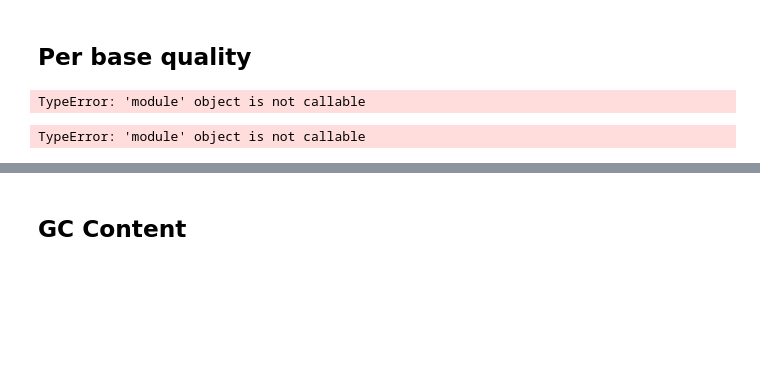
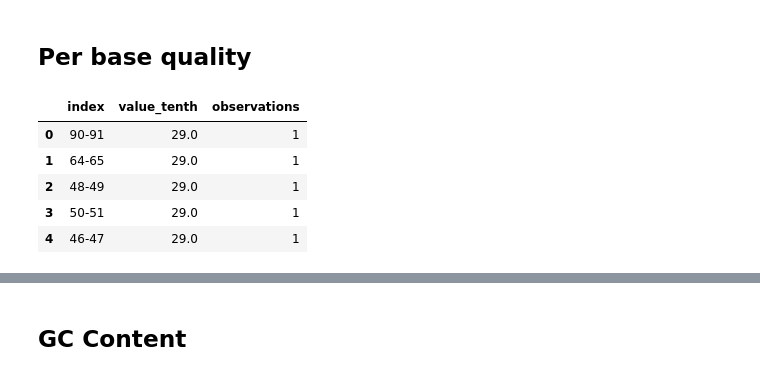
Before and after one commit to StanfordBioinformatics/mvp-on-gcp, a Jupyter notebook: coherence-check/mvp-coherence-check.ipynb, the cells around one changed output, grey strips where cells are left out. Cells and saved outputs as stored; diff of their text form; code cells hidden in the pictures; blank space fills up the shorter version.

```diff
--- a/coherence-check/mvp-coherence-check.ipynb
+++ b/coherence-check/mvp-coherence-check.ipynb
@@ -19,28 +15,24 @@ ModuleNotFoundError: No module named 'google.datalab'
 # %% [markdown]
 # MVP Phase 2 FastQC Results (n=1902)
 # %%
-mvp_fastqc_table="gbsc-gcp-project-mvp:testing.Jina_testing_fastqc"
+mvp_fastqc_table="gbsc-gcp-project-mvp.testing.Jina_testing_fastqc"
 # %% [markdown]
 ## Per base quality
 # %%
-per_base_qual = bq.query('SELECT index, ' +
+per_base_qual = bq.Query('SELECT index, ' +
+                         'ROUND(CAST(value AS FLOAT64), 1) AS value_tenth, ' +
                          'COUNT(*) AS observations ' +
                          'FROM `' + mvp_fastqc_table + '` ' +
-                         'WHERE dimension = "per_base_qual" '+
-                         'GROUP BY index ')
-#per_base_qual.head()
+                         'WHERE dimension = "per_base_qual" ' +
+                         'GROUP BY index, value_tenth').execute().result().to_dataframe()
+per_base_qual.head()
 # %% [output]
-TypeError: 'module' object is not callable
+|  | index | value_tenth | observations |
+| 0 | 90-91 | 29.0 | 1 |
+| 1 | 64-65 | 29.0 | 1 |
+| 2 | 48-49 | 29.0 | 1 |
+| 3 | 50-51 | 29.0 | 1 |
+| 4 | 46-47 | 29.0 | 1 |
-# %%
-per_base_qual = bq.query('SELECT index, ' +
-                         'ROUND(CAST(value AS FLOAT64), 1) AS value_tenth, ' +
-                         'COUNT(*) AS observations ' +
-                         'FROM `' + mvp_fastqc_table + '` ' +
-                         'WHERE dimension = "per_base_qual" '+
-                         'GROUP BY index, value_tenth').execute().result().to_dataframe()
-per_base_qual.head()
-# %% [output]
-TypeError: 'module' object is not callable
 # %%
 start_end = pd.DataFrame(per_base_qual['index'].str.split('-',1).tolist(), columns=['start', 'end'])
 per_base_qual = per_base_qual.join(start_end)
```
Also changed, not shown: parts of 40 cells of this notebook.
